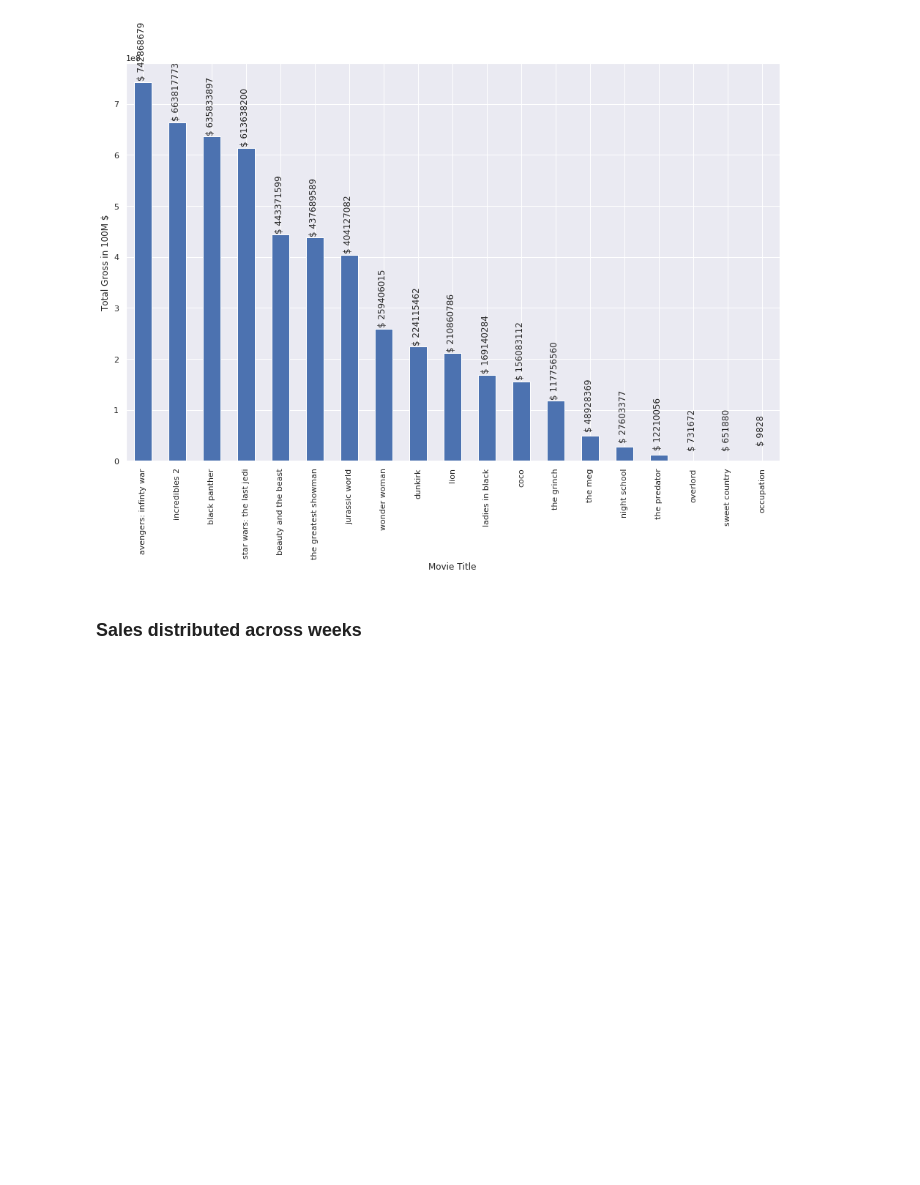
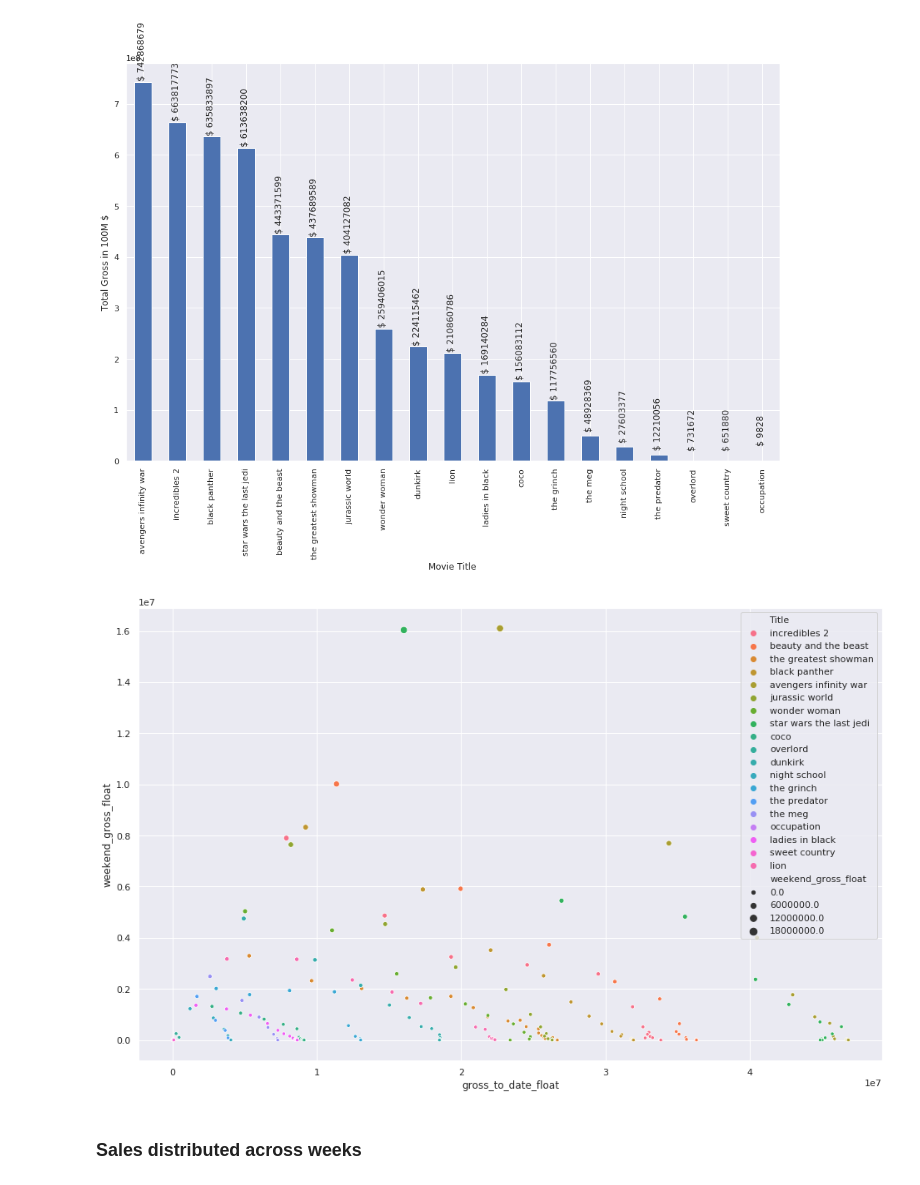
Before and after one commit to tharangni/syn-the-sis-io, a Jupyter notebook: job.ipynb, the cells around one changed output. Drawn from its saved outputs; the diff is of its cells as text; code cells hidden in the pictures; blank space fills up the shorter version.

```diff
--- a/job.ipynb
+++ b/job.ipynb
@@ -19,9 +24,15 @@ df_sbuzz = pd.read_csv("syndata/Box Office/Recruitment x Box Office x Q1 2019 -
 df_title = pd.read_csv("syndata/Box Office/Recruitment x Box Office x Q1 2019 - Titles Performace.csv", sep="\t")
 # %%
 df_sbuzz = df_sbuzz.drop(axis=1, labels=['Unnamed: 0'])
+
 df_sbuzz['title'] = df_sbuzz['title'].str.lower()
+df_title['Title'] = df_title['Title'].str.lower()
 
-df_title['Title'] = df_title['Title'].str.lower()
+df_title['Title'] = df_title['Title'].apply(lambda x: re.sub("[^\w\s]", "", x))
+df_title['Title'] = df_title['Title'].apply(lambda x: re.sub("avengers infinty war", "avengers infinity war", x))
+
+df_sbuzz['title'] = df_sbuzz['title'].apply(lambda x: re.sub("[^\w\s]", "", x))
+df_sbuzz['title'] = df_sbuzz['title'].apply(lambda x: re.sub("predator", "the predator", x))
 
 df_sbuzz['post_date'] = pd.to_datetime([datetime.datetime.strptime(x[0], '%Y-%m-%d').date() for x in list(df_sbuzz['post_date_time'].str.split('T'))])
 df_sbuzz['post_time'] = [datetime.datetime.strptime(x[1].split('.')[0], '%H:%M:%S').time() for x in list(df_sbuzz['post_date_time'].str.split('T'))]
@@ -82,6 +93,10 @@ for i in df_title.index:
     df_title.at[i, 'nth_week_number'] = dt_list[0].isocalendar()[1]
     df_title.at[i, 'movie_id_t'] = int(movie_dict[df_title.at[i, 'Title']])
     df_title.at[i, 'gross_to_date_float'] = float(re.sub('[^\d.]', '', df_title.at[i, 'Gross-to-Date']))
+    try:
+        df_title.at[i, 'weekend_gross_float'] = float(re.sub('[^\d.]', '', df_title.at[i, 'Weekend Gross']))
+    except:
+        df_title.at[i, 'weekend_gross_float'] = 0
 # %%
 for i in df_sbuzz.index:
     df_sbuzz.at[i, 'movie_id_s'] = int(movie_dict[df_sbuzz.at[i, 'title']])
@@ -119,3 +137,6 @@ sns.set(color_codes=True)
 # %%
 agg_cost = df_title.groupby(['Title']).sum()[['gross_to_date_float']].sort_values(
     by='gross_to_date_float', ascending=False)
+# %%
+weekend_to_total = df_title[['Title', 'weekend_gross_float', 'gross_to_date_float']]
+weekend_to_total = weekend_to_total.fillna(0)
@@ -129,6 +155,15 @@ for p in ax.patches:
                 ha = 'center', va = 'center', xytext = (10, 40), textcoords = 'offset points', rotation=90)
 # %% [output]
 [figure]
+# %%
+sns.scatterplot(data=weekend_to_total, hue = "Title",
+                y="weekend_gross_float", x="gross_to_date_float",
+                size="weekend_gross_float");
+
+# weekend sales are initially high when the movie releases and
+# thereafter it starts declining while though total sales keeps increasing
+# %% [output]
+[figure, added]
 # %% [markdown]
 ### Sales distributed across weeks
 # %%
```
Also changed, not shown: parts of 25 cells of this notebook.
